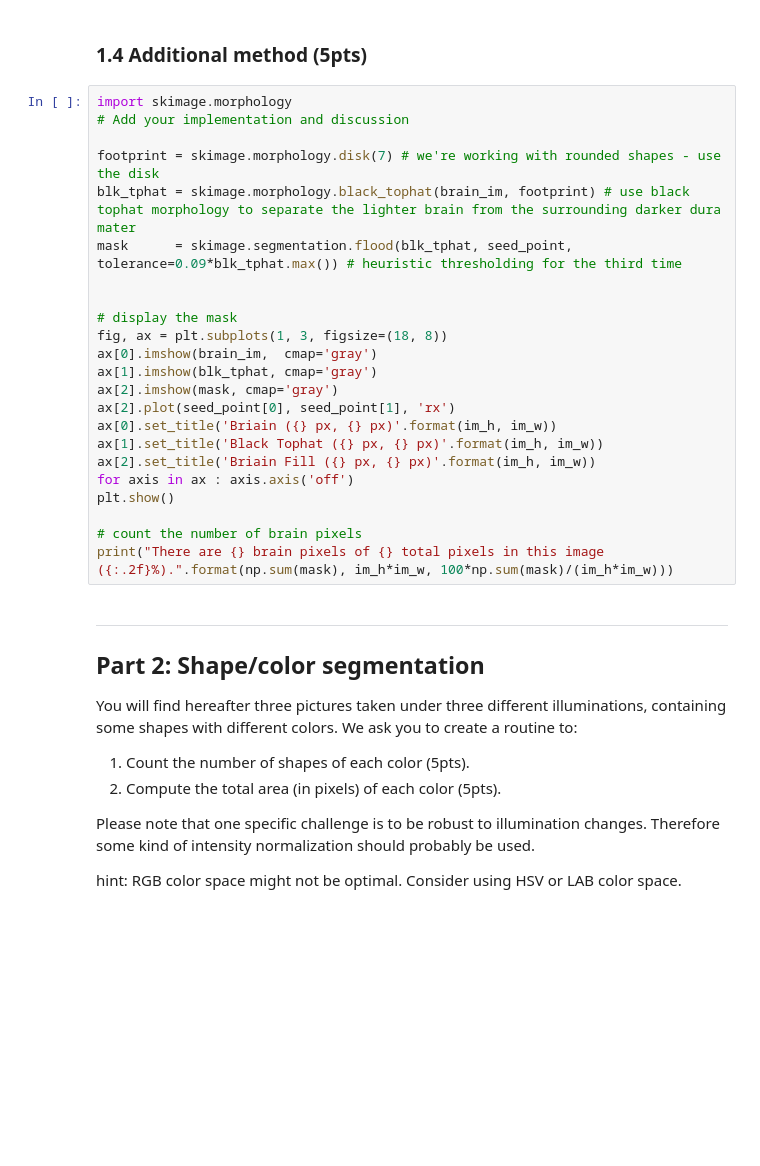
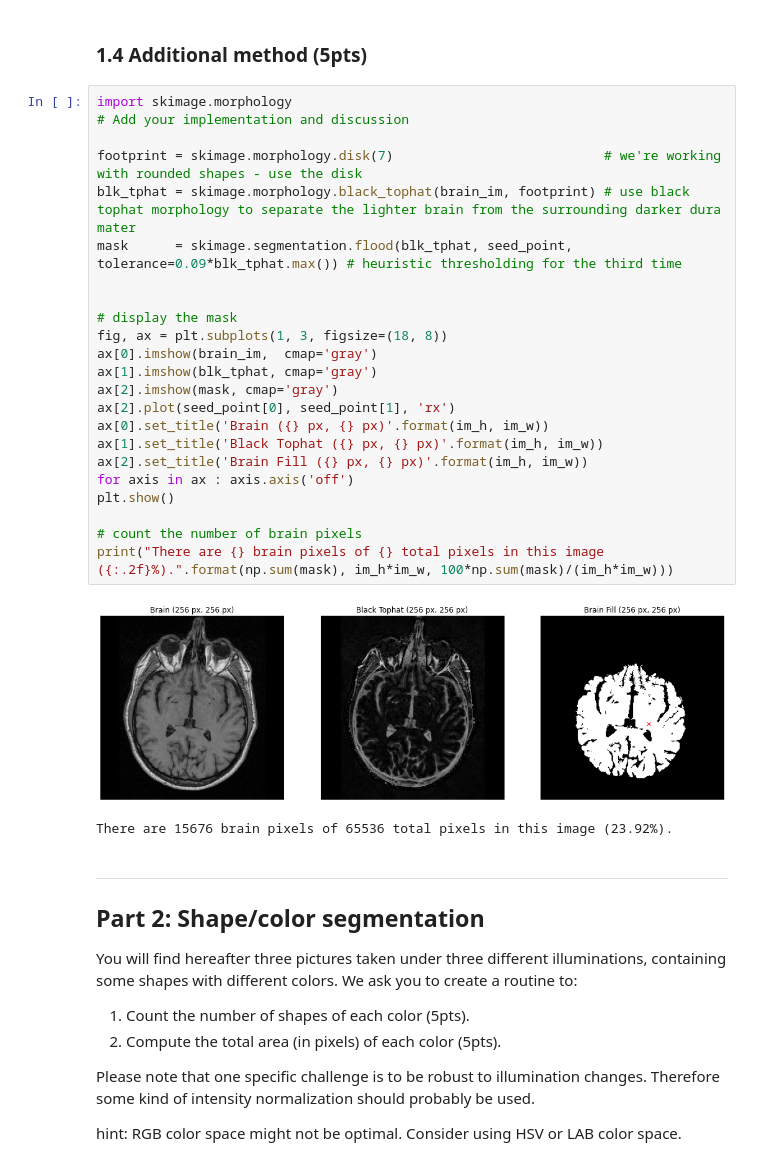
Before and after one commit to mbiselx/ImgAnlNPatRec, a Jupyter notebook: labs/lab_01_segmentation.ipynb, the cells around one changed output. Cells and saved outputs as stored; diff of their text form; blank space fills up the shorter version.

```diff
--- a/labs/lab_01_segmentation.ipynb
+++ b/labs/lab_01_segmentation.ipynb
@@ -131,26 +149,29 @@ print("There are {} brain pixels of {} total pixels in this image ({:.2f}%).".fo
 # %%
 import skimage.morphology
 # Add your implementation and discussion
 
-footprint = skimage.morphology.disk(7) # we're working with rounded shapes - use the disk
+footprint = skimage.morphology.disk(7)                           # we're working with rounded shapes - use the disk
 blk_tphat = skimage.morphology.black_tophat(brain_im, footprint) # use black tophat morphology to separate the lighter brain from the surrounding darker dura mater
 mask      = skimage.segmentation.flood(blk_tphat, seed_point, tolerance=0.09*blk_tphat.max()) # heuristic thresholding for the third time
 
 
 # display the mask
 fig, ax = plt.subplots(1, 3, figsize=(18, 8))
 ax[0].imshow(brain_im,  cmap='gray')
 ax[1].imshow(blk_tphat, cmap='gray')
 ax[2].imshow(mask, cmap='gray')
 ax[2].plot(seed_point[0], seed_point[1], 'rx')
-ax[0].set_title('Briain ({} px, {} px)'.format(im_h, im_w))
+ax[0].set_title('Brain ({} px, {} px)'.format(im_h, im_w))
 ax[1].set_title('Black Tophat ({} px, {} px)'.format(im_h, im_w))
-ax[2].set_title('Briain Fill ({} px, {} px)'.format(im_h, im_w))
+ax[2].set_title('Brain Fill ({} px, {} px)'.format(im_h, im_w))
 for axis in ax : axis.axis('off')
 plt.show()
 
 # count the number of brain pixels
 print("There are {} brain pixels of {} total pixels in this image ({:.2f}%).".format(np.sum(mask), im_h*im_w, 100*np.sum(mask)/(im_h*im_w)))
+# %% [output]
+[figure, added]
+There are 15676 brain pixels of 65536 total pixels in this image (23.92%).
 # %% [markdown]
 ---
 ## Part 2: Shape/color segmentation
```
Also changed, not shown: parts of 8 cells of this notebook.
